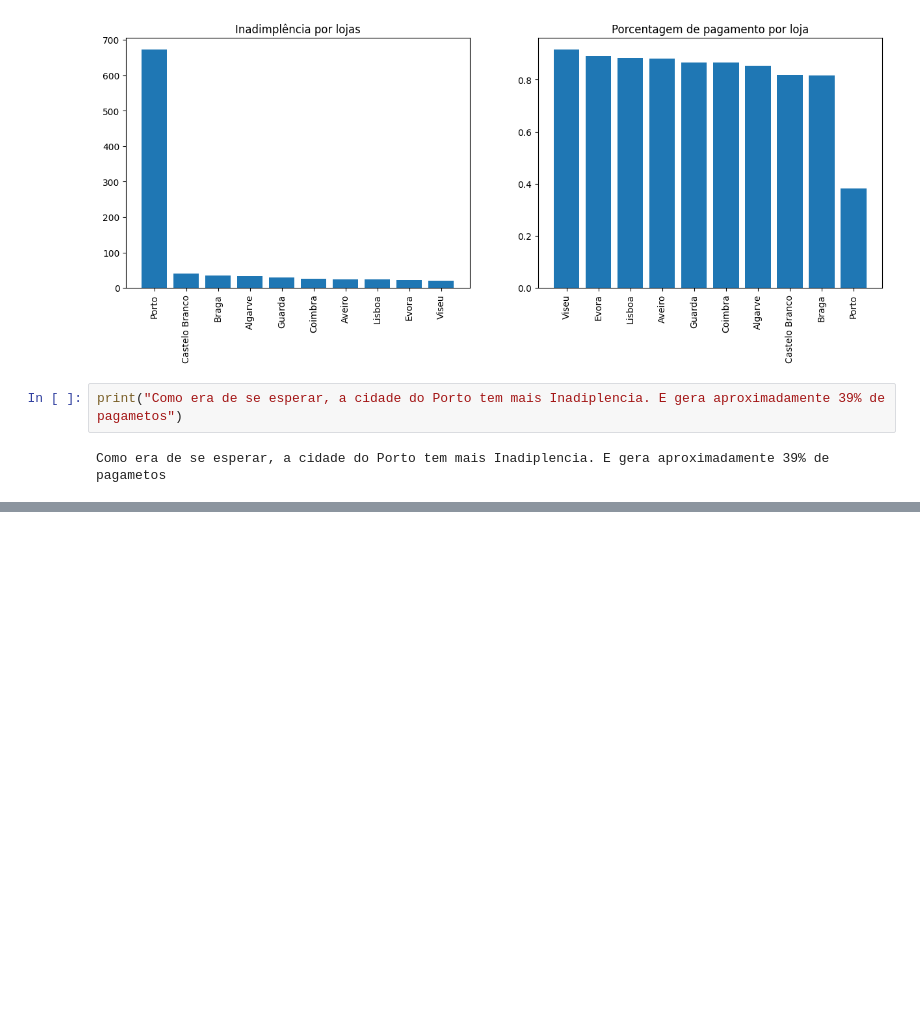
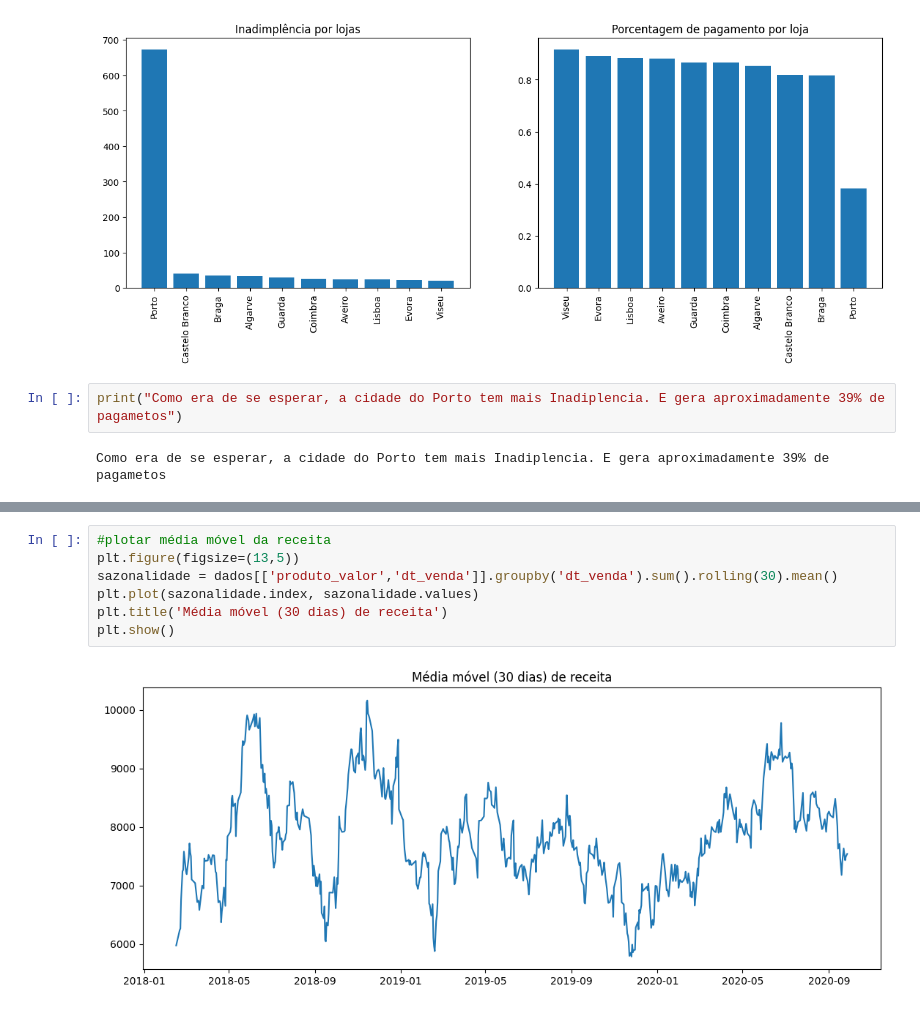
Before and after one commit to Gcango/Analise_Vendas_Soft_You, a Jupyter notebook: Soft_You_Analise_de_Vendas.ipynb, the cells around one changed output, grey strips where cells are left out. Drawn from its saved outputs; the diff is of its cells as text; blank space fills up the shorter version.

```diff
--- a/Soft_You_Analise_de_Vendas.ipynb
+++ b/Soft_You_Analise_de_Vendas.ipynb
@@ -996,0 +1034,9 @@ Como era de se esperar, a cidade do Porto tem mais Inadiplencia. E gera aproxima
+# %%
+#plotar média móvel da receita
+plt.figure(figsize=(13,5))
+sazonalidade = dados[['produto_valor','dt_venda']].groupby('dt_venda').sum().rolling(30).mean()
+plt.plot(sazonalidade.index, sazonalidade.values)
+plt.title('Média móvel (30 dias) de receita')
+plt.show()
+# %% [output]
+[figure, added]
```
Also changed, not shown: parts of 14 cells of this notebook.
